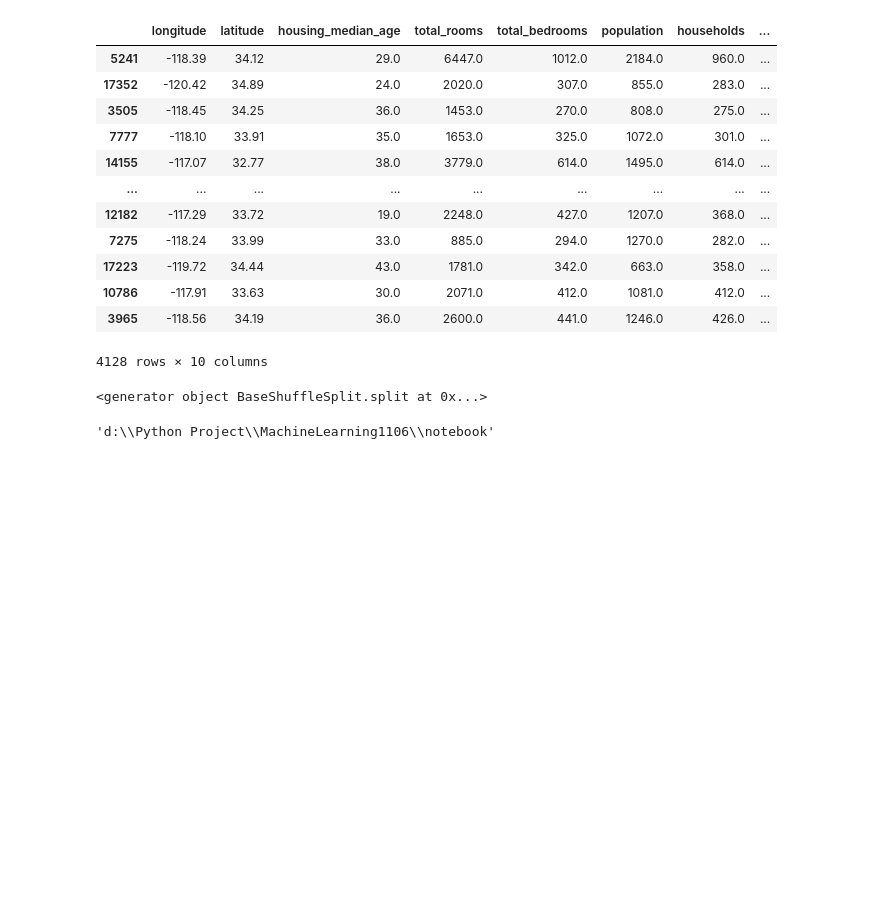
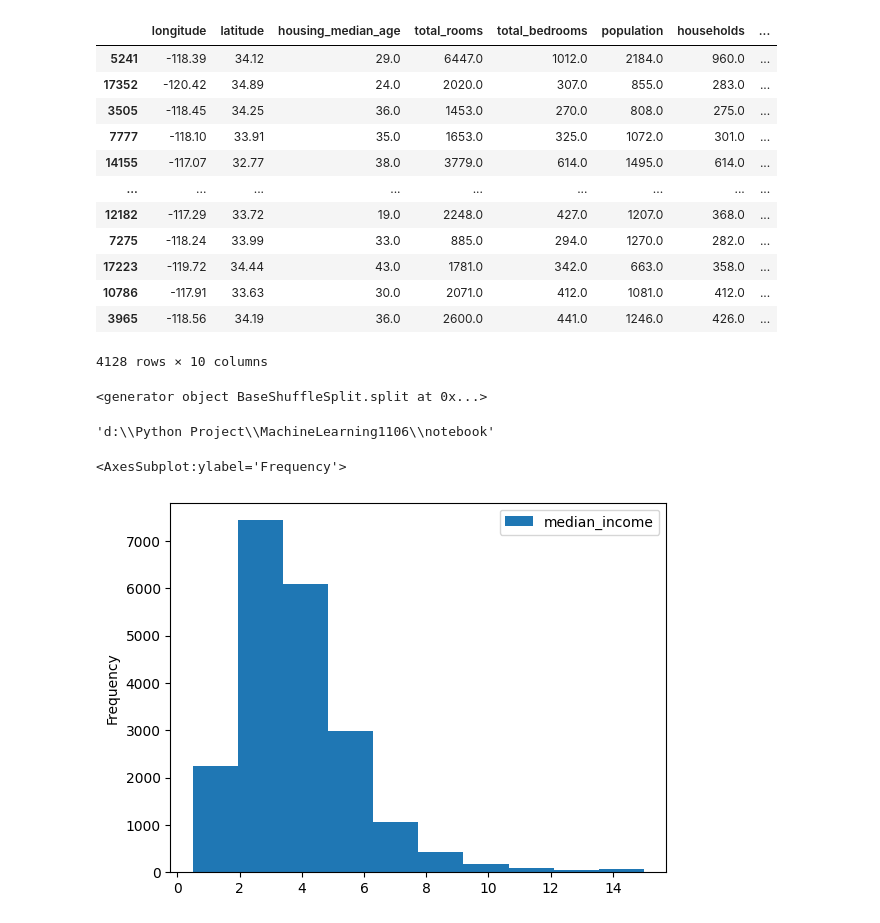
Before and after one commit to sumitbharti93/MachineLearning1106, a Jupyter notebook: notebook/example2.ipynb, the cells around one changed output. Cells and saved outputs as stored; diff of their text form; code cells hidden in the pictures; blank space fills up the shorter version.

```diff
--- a/notebook/example2.ipynb
+++ b/notebook/example2.ipynb
@@ -93,0 +96,4 @@ os.getcwd()
+# %%
+csv_file_path = r"D:\Python Project\MachineLearning1106\housing\artifact\data_ingestion\2022 -11 -07-20-45-42\raw_data\housing.csv"
+# %%
+housing_data_frame = pd.read_csv(csv_file_path)
@@ -93,0 +102,5 @@ os.getcwd()
+# %%
+housing_data_frame[["median_income"]].plot(kind="hist")
+# %% [output]
+<AxesSubplot:ylabel='Frequency'>
+[figure, added]
```
Also changed, not shown: parts of 19 cells of this notebook, 4 other files.
